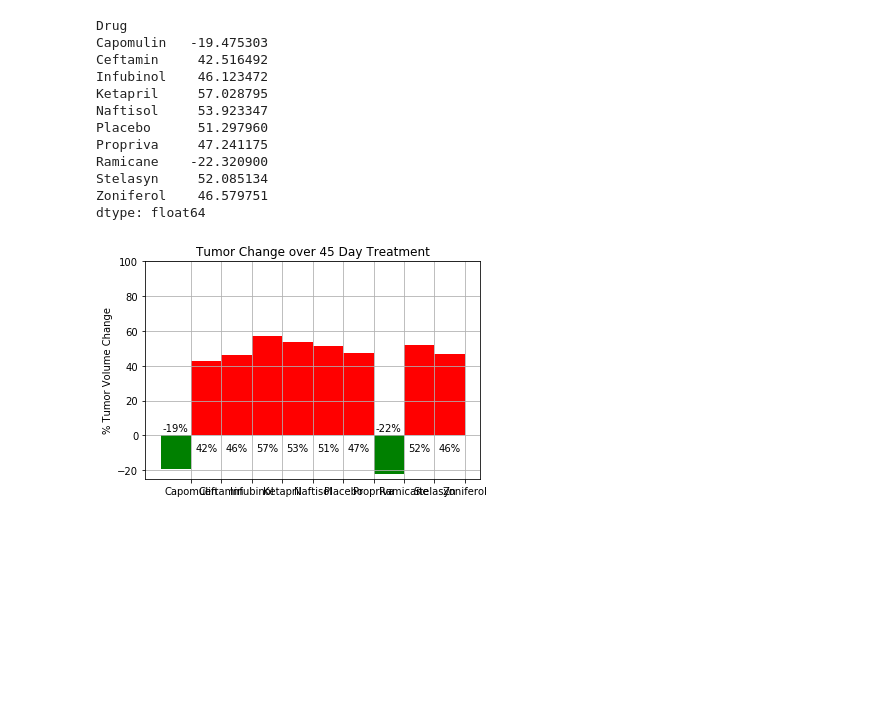
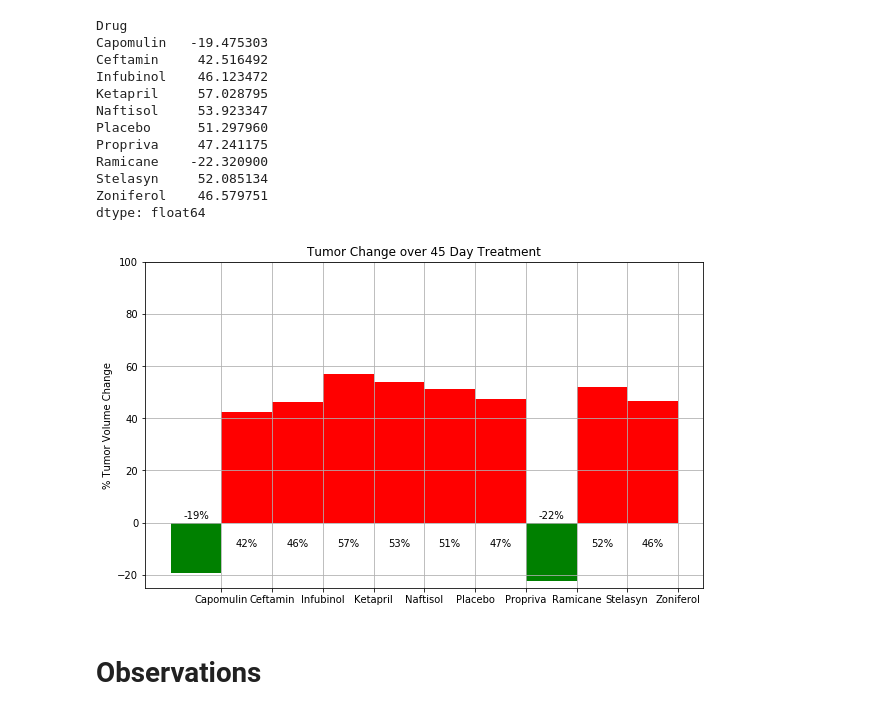
Before and after one commit to perliz77/matplotlib-challenge, a Jupyter notebook: Pymaceuticals/Matplotlib-Challenge.ipynb, the cells around one changed output. Drawn from its saved outputs; the diff is of its cells as text; code cells hidden in the pictures; blank space fills up the shorter version.

Commit message:
Enlarge Summary Bar Graph but still struggling to make drug labels align.

```diff
--- a/Pymaceuticals/Matplotlib-Challenge.ipynb
+++ b/Pymaceuticals/Matplotlib-Challenge.ipynb
@@ -306,32 +305,35 @@ dtype: float64
 # Splice the data between passing and failing drugs
 passing_drugs = percent_changes < 0
 
 #Format:
 treatment_drug_list = ['Capomulin', 'Ceftamin', 'Infubinol','Ketapril','Naftisol', 'Placebo','Propriva', 'Ramicane', 'Stelasyn', 'Zoniferol']
 percent_change_list = [(percent_changes[Drug])for Drug in treatment_drug_list]
 change_plt = plt.bar(treatment_drug_list,percent_change_list,width=-1,align='edge',color=passing_drugs.map({True:'g',False:'r'}))
 plt.grid()
 plt.ylim(-25,100)
 plt.ylabel('% Tumor Volume Change')
 plt.title('Tumor Change over 45 Day Treatment')
+plt.gcf().set_size_inches(10, 6)
 
 
 # Use functions to label the percentages of changes
 def autolabel(rects):
     for rect in rects:
         height = rect.get_height()
         if height > 0:
             label_position = -10
         else:
             label_position = 1
         plt.text(rect.get_x() + rect.get_width()/2., label_position,
                 '%d' % int(height)+'%',color='black',
                 ha='center', va='bottom')
 
 # Call functions to implement the function calls
 autolabel(change_plt)
 
 # Save the Figure
-plt.savefig(os.path.join("tumor_change.png"))
+plt.savefig(os.path.join('tumor_change.png'))
 # %% [output]
-[figure, old version]
+[figure, new version]
+# %% [markdown]
+# Observations
```
Also changed, not shown: parts of 10 cells of this notebook.
